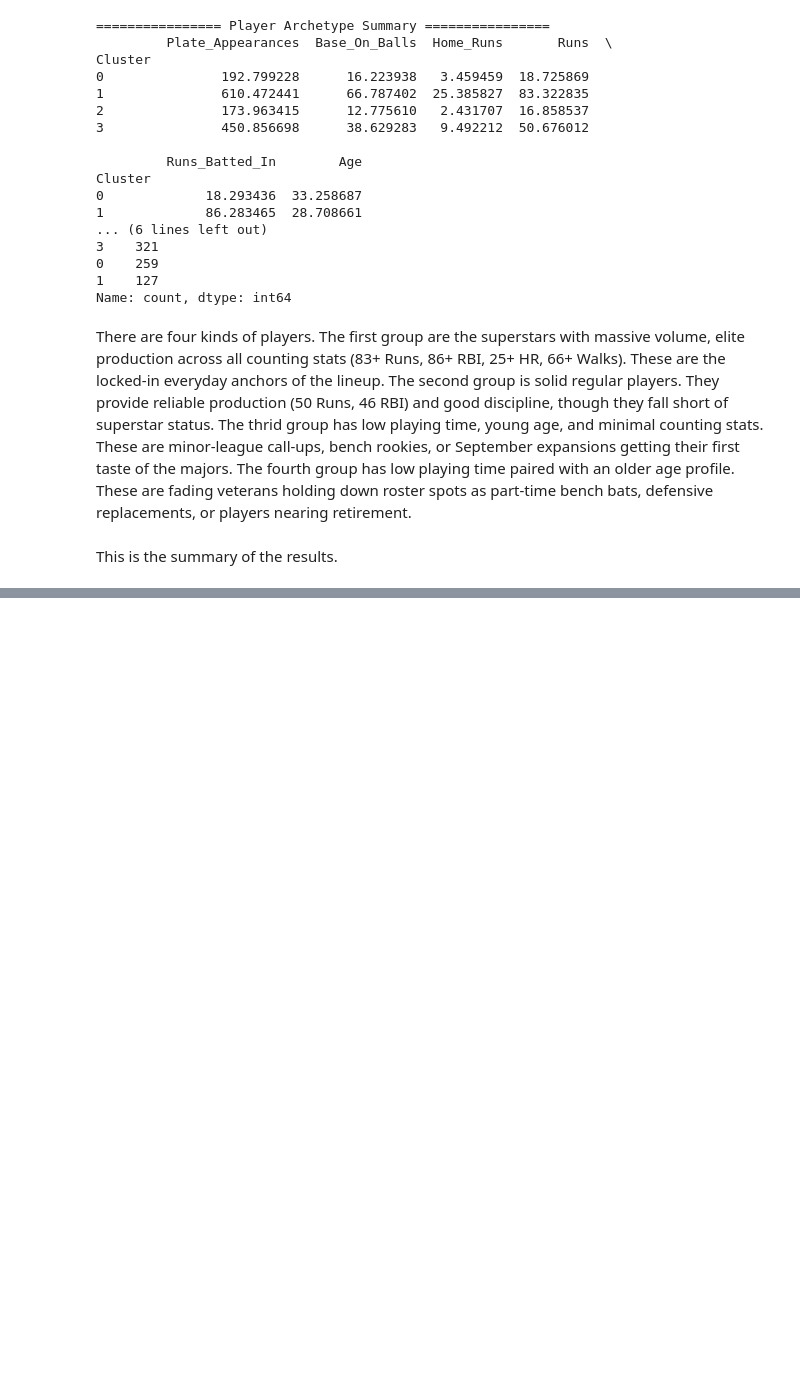
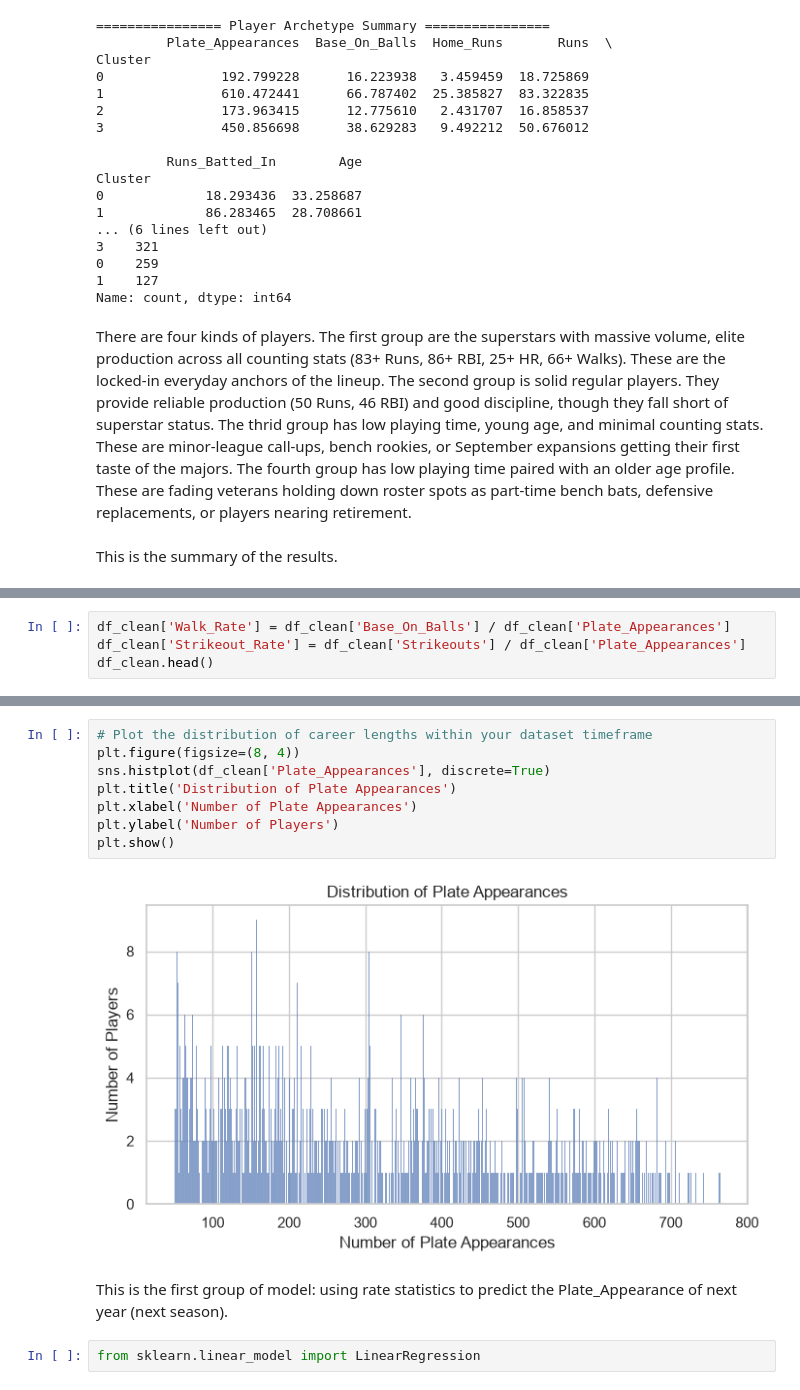
Before and after one commit to DavidRaet/CMPU250-VibeCoders-Project, a Jupyter notebook: eda/Vibe_Coders_Project.ipynb, the cells around one changed output, grey strips where cells are left out. Saved outputs shown, nothing was run; the diff lists cells and outputs as text; blank space fills up the shorter version.

```diff
--- a/eda/Vibe_Coders_Project.ipynb
+++ b/eda/Vibe_Coders_Project.ipynb
@@ -652,0 +680,4 @@ Passing `palette` without assigning `hue` is deprecated and will be removed in v
+# %%
+df_clean['Walk_Rate'] = df_clean['Base_On_Balls'] / df_clean['Plate_Appearances']
+df_clean['Strikeout_Rate'] = df_clean['Strikeouts'] / df_clean['Plate_Appearances']
+df_clean.head()
@@ -652,0 +736,14 @@ Passing `palette` without assigning `hue` is deprecated and will be removed in v
+# %%
+# Plot the distribution of career lengths within your dataset timeframe
+plt.figure(figsize=(8, 4))
+sns.histplot(df_clean['Plate_Appearances'], discrete=True)
+plt.title('Distribution of Plate Appearances')
+plt.xlabel('Number of Plate Appearances')
+plt.ylabel('Number of Players')
+plt.show()
+# %% [output]
+[figure, added]
+# %% [markdown]
+This is the first group of model: using rate statistics to predict the Plate_Appearance of next year (next season).
+# %%
+from sklearn.linear_model import LinearRegression
```
Also changed, not shown: parts of 11 cells of this notebook.
